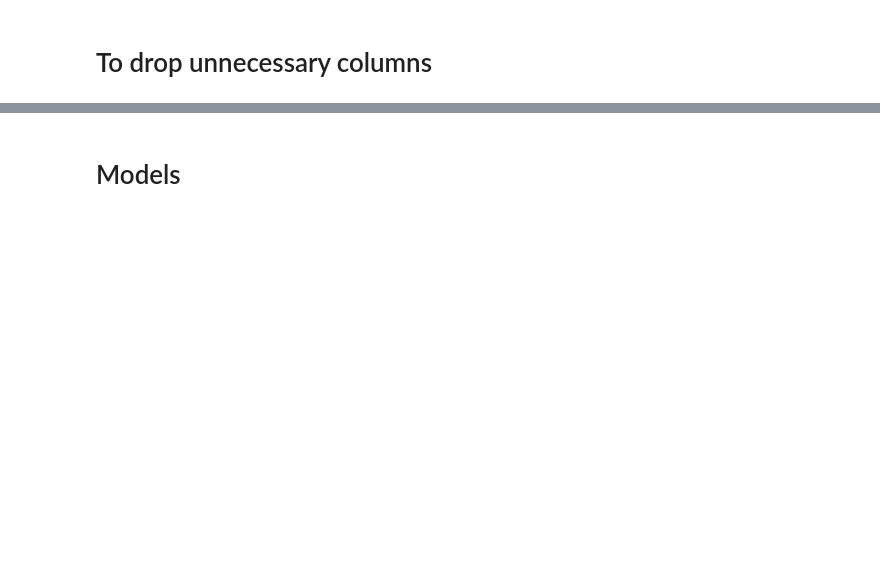
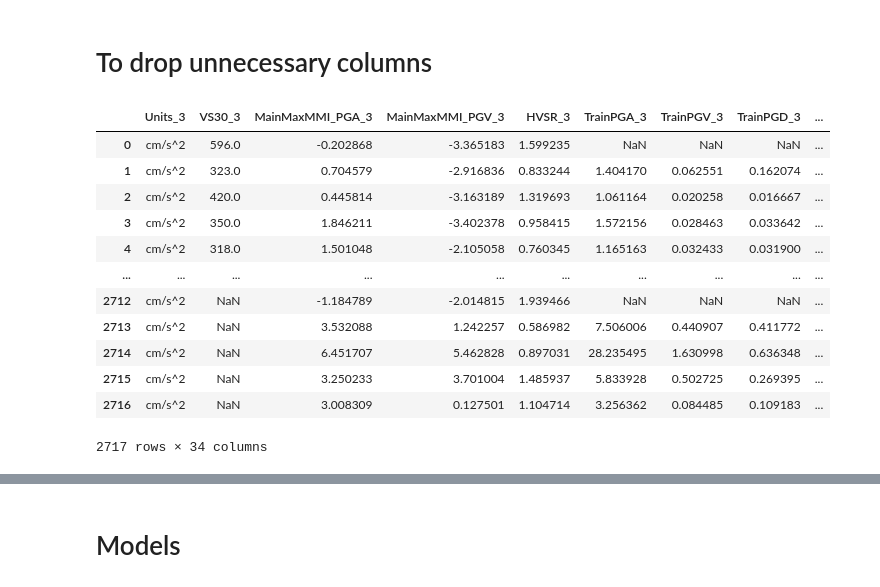
Before and after one commit to CaglarTemiz/CENG562-Project, a Jupyter notebook: Code/PGAForecastingML.ipynb, the cells around one changed output, grey strips where cells are left out. Saved outputs shown, nothing was run; the diff lists cells and outputs as text; code cells hidden in the pictures; blank space fills up the shorter version.

```diff
--- a/Code/PGAForecastingML.ipynb
+++ b/Code/PGAForecastingML.ipynb
@@ -45,3 +45,19 @@ df=df.drop(columns=['ID_3','Magnitude_3','Magnitude_4','EventID','StationID','St
+# %%
+df
+# %% [output]
+|  | Units_3 | VS30_3 | MainMaxMMI_PGA_3 | MainMaxMMI_PGV_3 | HVSR_3 | TrainPGA_3 | TrainPGV_3 | TrainPGD_3 | ... |
+| 0 | cm/s^2 | 596.0 | -0.202868 | -3.365183 | 1.599235 | NaN | NaN | NaN | ... |
+| 1 | cm/s^2 | 323.0 | 0.704579 | -2.916836 | 0.833244 | 1.404170 | 0.062551 | 0.162074 | ... |
+| 2 | cm/s^2 | 420.0 | 0.445814 | -3.163189 | 1.319693 | 1.061164 | 0.020258 | 0.016667 | ... |
+| 3 | cm/s^2 | 350.0 | 1.846211 | -3.402378 | 0.958415 | 1.572156 | 0.028463 | 0.033642 | ... |
+| 4 | cm/s^2 | 318.0 | 1.501048 | -2.105058 | 0.760345 | 1.165163 | 0.032433 | 0.031900 | ... |
+| ... | ... | ... | ... | ... | ... | ... | ... | ... | ... |
+| 2712 | cm/s^2 | NaN | -1.184789 | -2.014815 | 1.939466 | NaN | NaN | NaN | ... |
+| 2713 | cm/s^2 | NaN | 3.532088 | 1.242257 | 0.586982 | 7.506006 | 0.440907 | 0.411772 | ... |
+| 2714 | cm/s^2 | NaN | 6.451707 | 5.462828 | 0.897031 | 28.235495 | 1.630998 | 0.636348 | ... |
+| 2715 | cm/s^2 | NaN | 3.250233 | 3.701004 | 1.485937 | 5.833928 | 0.502725 | 0.269395 | ... |
+| 2716 | cm/s^2 | NaN | 3.008309 | 0.127501 | 1.104714 | 3.256362 | 0.084485 | 0.109183 | ... |
+2717 rows × 34 columns
 # %%
 missing_values = df.isnull().sum()
 print("Missing values in each column:\n", missing_values)
```
Also changed, not shown: parts of 20 cells of this notebook.
